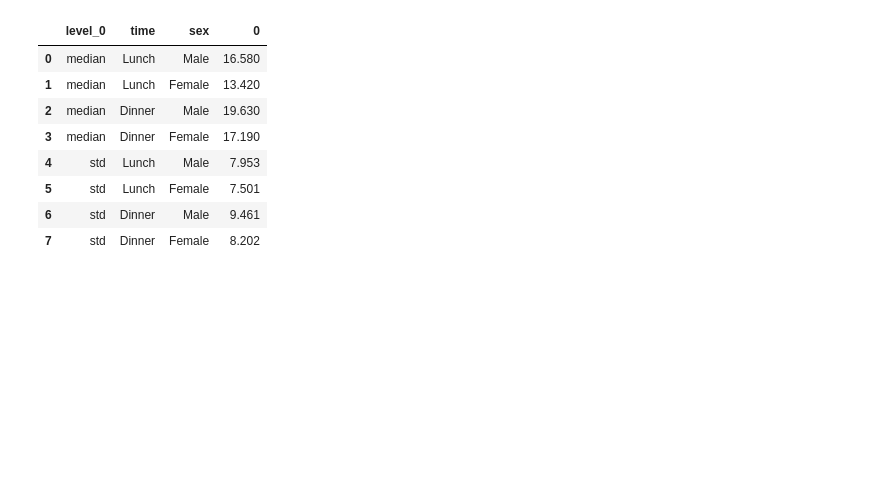
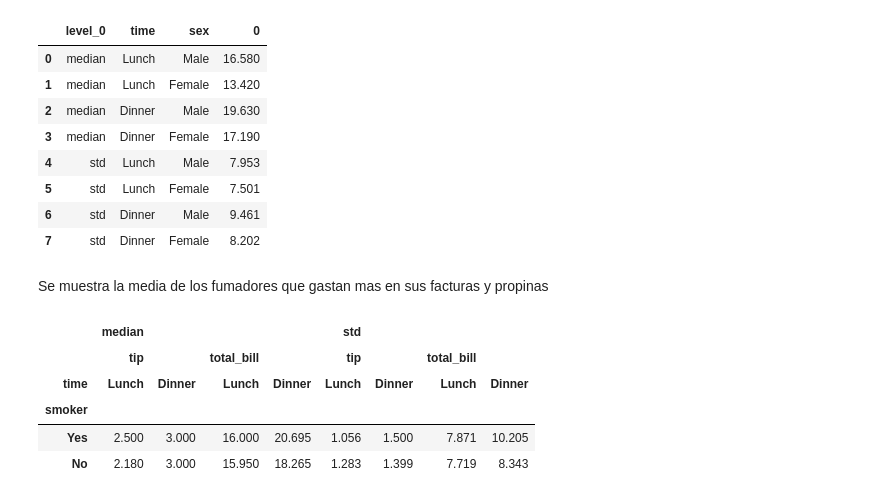
Before and after one commit to OscarABazanez/Manipulacion-y-Analisis-de-Datos-con-Pandas, a Jupyter notebook: [18] tabla-dinamica-con-pivot-table.ipynb, the cells around one changed output. Cells and saved outputs as stored; diff of their text form; code cells hidden in the pictures; blank space fills up the shorter version.

Commit message:
Ejemplo pivot

```diff
--- a/[18] tabla-dinamica-con-pivot-table.ipynb
+++ b/[18] tabla-dinamica-con-pivot-table.ipynb
@@ -77,6 +92,17 @@ df_pivot.unstack().reset_index()
 | 5 | std | Lunch | Female | 7.501 |
 | 6 | std | Dinner | Male | 9.461 |
 | 7 | std | Dinner | Female | 8.202 |
+# %% [markdown]
+Se muestra la media de los fumadores que gastan mas en sus facturas  y propinas
+# %%
+df.pivot_table(values=['total_bill','tip'], index='smoker', columns='time', aggfunc=[np.median,np.std])
+# %% [output]
+|  | median |  |  |  | std |  |  |  |
+|  | tip |  | total_bill |  | tip |  | total_bill |  |
+| time | Lunch | Dinner | Lunch | Dinner | Lunch | Dinner | Lunch | Dinner |
+| smoker |  |  |  |  |  |  |  |  |
+| Yes | 2.500 | 3.000 | 16.000 | 20.695 | 1.056 | 1.500 | 7.871 | 10.205 |
+| No | 2.180 | 3.000 | 15.950 | 18.265 | 1.283 | 1.399 | 7.719 | 8.343 |
 # %% [markdown]
 <a style='text-decoration:none;line-height:16px;display:flex;color:#5B5B62;padding:10px;justify-content:end;' href='https://deepnote.com?utm_source=created-in-deepnote-cell&projectId=40d7a071-7e6a-4668-9914-a7e81441c111' target="_blank">
 <img alt='Created in deepnote.com' style='display:inline;max-height:16px;margin:0px;margin-right:7.5px;' src='embedded-picture-1' > </img>
```
Also changed, not shown: parts of 2 cells of this notebook.
